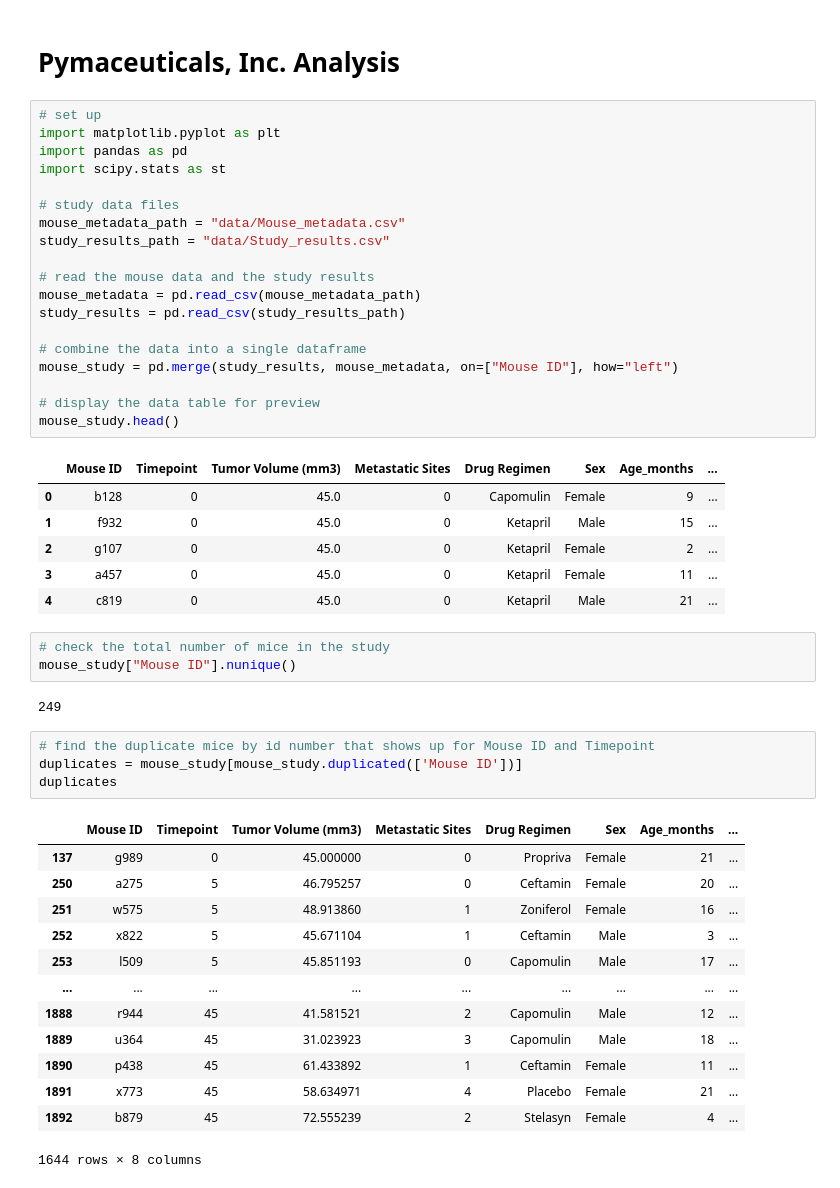
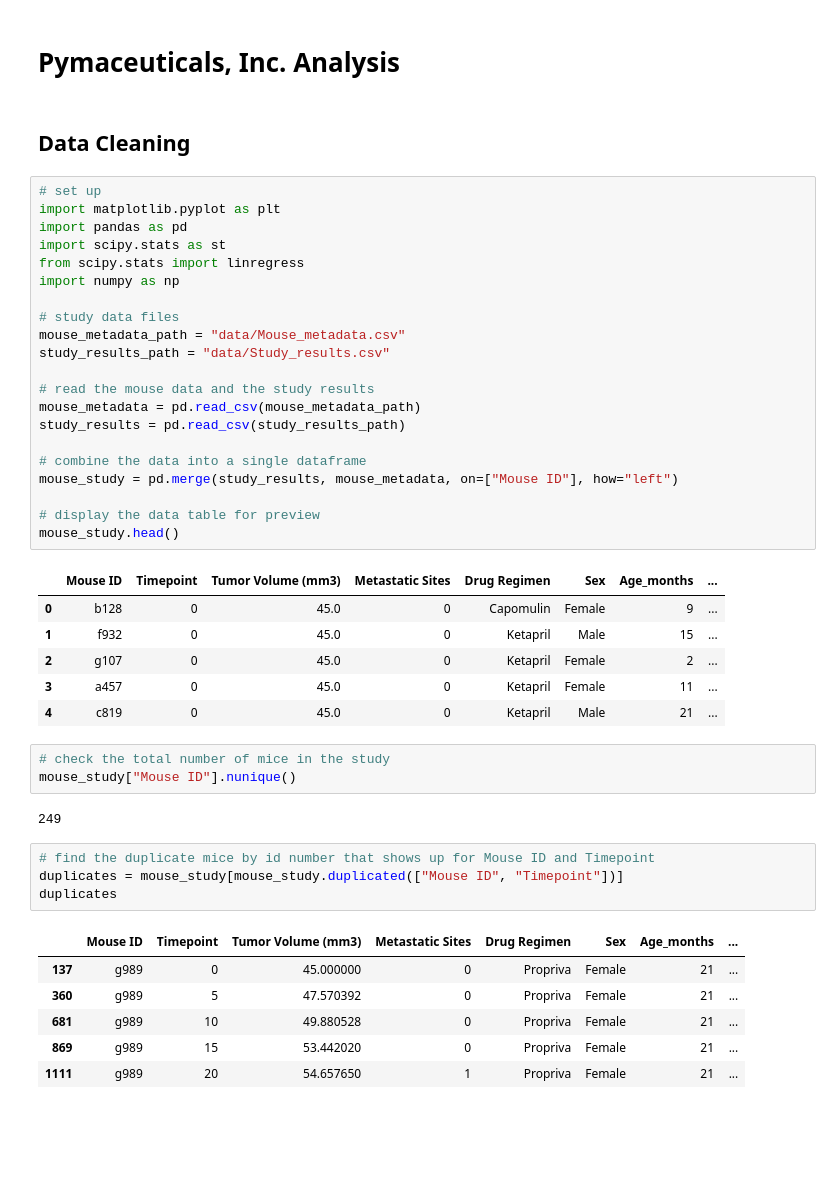
Before and after one commit to henniferkay/matplotlib-challenge, a Jupyter notebook: Pymaceuticals/main.ipynb, the cells around one changed output. Drawn from its saved outputs; the diff is of its cells as text; blank space fills up the shorter version.

```diff
--- a/Pymaceuticals/main.ipynb
+++ b/Pymaceuticals/main.ipynb
@@ -1,10 +1,14 @@
 # %% [markdown]
 # Pymaceuticals, Inc. Analysis
+# %% [markdown]
+## Data Cleaning
 # %%
 # set up
 import matplotlib.pyplot as plt
 import pandas as pd
 import scipy.stats as st
+from scipy.stats import linregress
+import numpy as np
 
 # study data files
 mouse_metadata_path = "data/Mouse_metadata.csv"
@@ -33,19 +37,12 @@ mouse_study["Mouse ID"].nunique()
 249
 # %%
 # find the duplicate mice by id number that shows up for Mouse ID and Timepoint
-duplicates = mouse_study[mouse_study.duplicated(['Mouse ID'])]
+duplicates = mouse_study[mouse_study.duplicated(["Mouse ID", "Timepoint"])]
 duplicates
 # %% [output]
 |  | Mouse ID | Timepoint | Tumor Volume (mm3) | Metastatic Sites | Drug Regimen | Sex | Age_months | ... |
 | 137 | g989 | 0 | 45.000000 | 0 | Propriva | Female | 21 | ... |
-| 250 | a275 | 5 | 46.795257 | 0 | Ceftamin | Female | 20 | ... |
-| 251 | w575 | 5 | 48.913860 | 1 | Zoniferol | Female | 16 | ... |
-| 252 | x822 | 5 | 45.671104 | 1 | Ceftamin | Male | 3 | ... |
-| 253 | l509 | 5 | 45.851193 | 0 | Capomulin | Male | 17 | ... |
-| ... | ... | ... | ... | ... | ... | ... | ... | ... |
-| 1888 | r944 | 45 | 41.581521 | 2 | Capomulin | Male | 12 | ... |
-| 1889 | u364 | 45 | 31.023923 | 3 | Capomulin | Male | 18 | ... |
-| 1890 | p438 | 45 | 61.433892 | 1 | Ceftamin | Female | 11 | ... |
-| 1891 | x773 | 45 | 58.634971 | 4 | Placebo | Female | 21 | ... |
-| 1892 | b879 | 45 | 72.555239 | 2 | Stelasyn | Female | 4 | ... |
+| 360 | g989 | 5 | 47.570392 | 0 | Propriva | Female | 21 | ... |
+| 681 | g989 | 10 | 49.880528 | 0 | Propriva | Female | 21 | ... |
+| 869 | g989 | 15 | 53.442020 | 0 | Propriva | Female | 21 | ... |
+| 1111 | g989 | 20 | 54.657650 | 1 | Propriva | Female | 21 | ... |
-1644 rows × 8 columns
```
Also changed, not shown: parts of 22 cells of this notebook.
